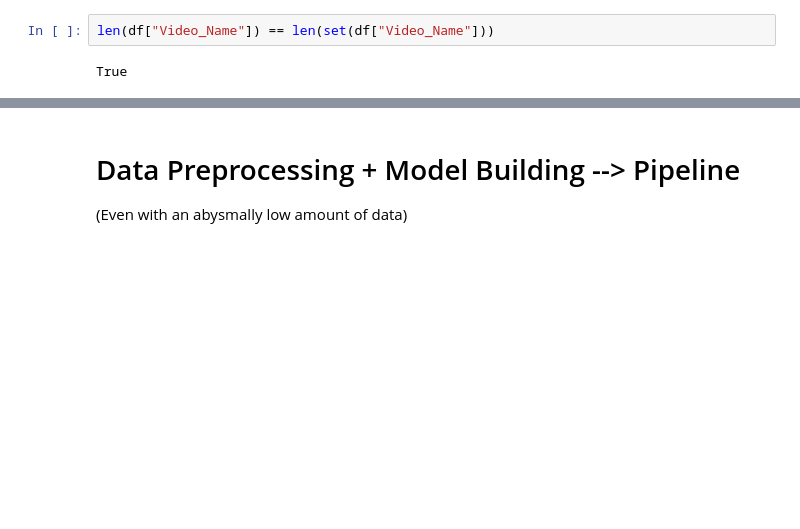
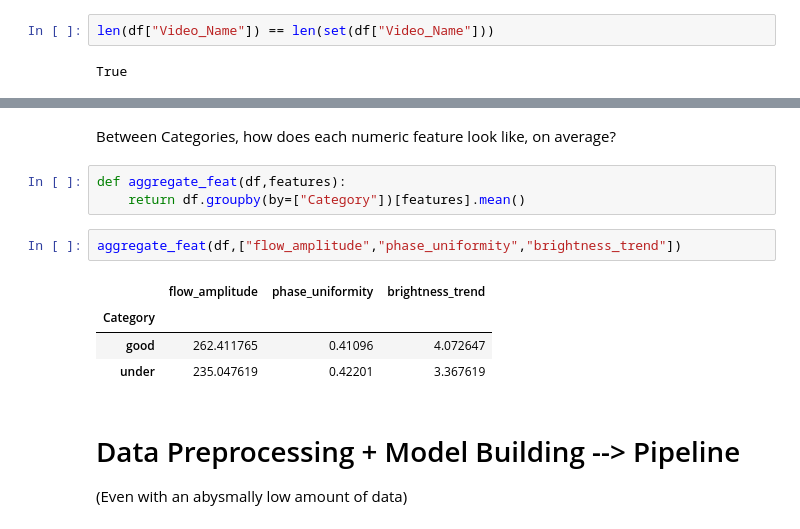
Before and after one commit to anichip/EspressFlowCV, a Jupyter notebook: initial_model.ipynb, the cells around one changed output, grey strips where cells are left out. Saved outputs shown, nothing was run; the diff lists cells and outputs as text; blank space fills up the shorter version.

```diff
--- a/initial_model.ipynb
+++ b/initial_model.ipynb
@@ -44,3 +42,15 @@ df.describe()
+# %% [markdown]
+Between Categories, how does each numeric feature look like, on average?
+# %%
+def aggregate_feat(df,features):
+    return df.groupby(by=["Category"])[features].mean()
+# %%
+aggregate_feat(df,["flow_amplitude","phase_uniformity","brightness_trend"])
+# %% [output]
+|  | flow_amplitude | phase_uniformity | brightness_trend |
+| Category |  |  |  |
+| good | 262.411765 | 0.41096 | 4.072647 |
+| under | 235.047619 | 0.42201 | 3.367619 |
 # %% [markdown]
 # Data Preprocessing + Model Building --> Pipeline
 
```
Also changed, not shown: parts of 18 cells of this notebook, 3 other files.
